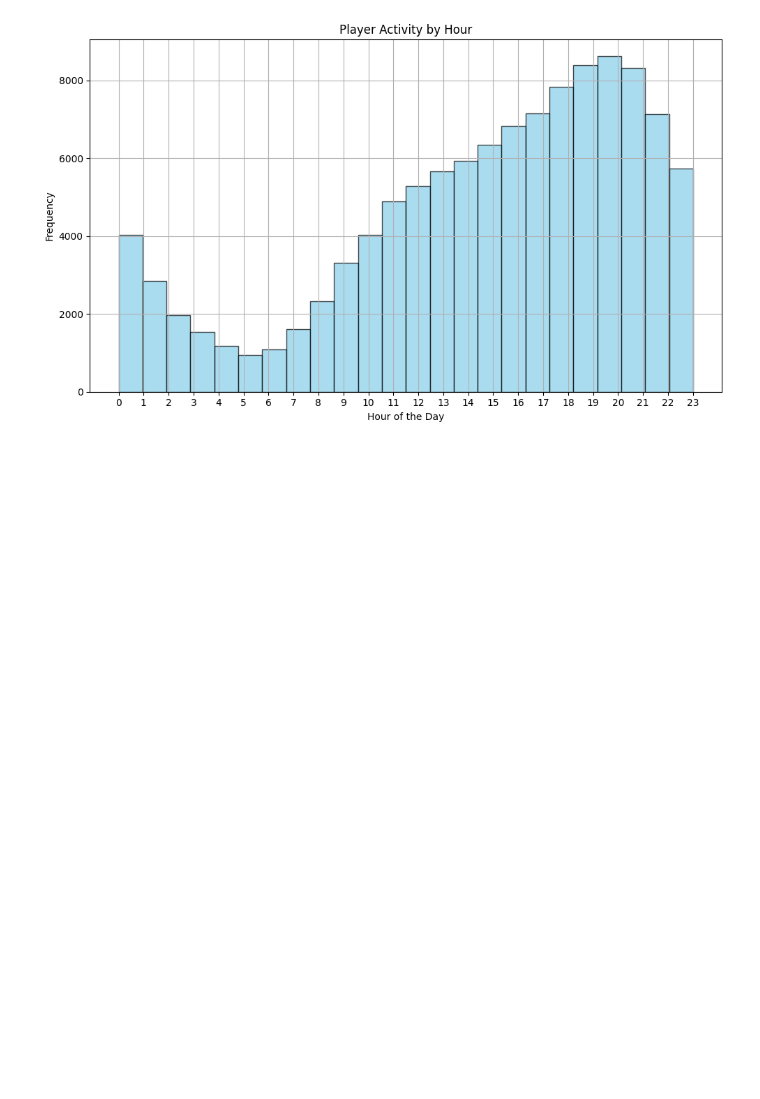
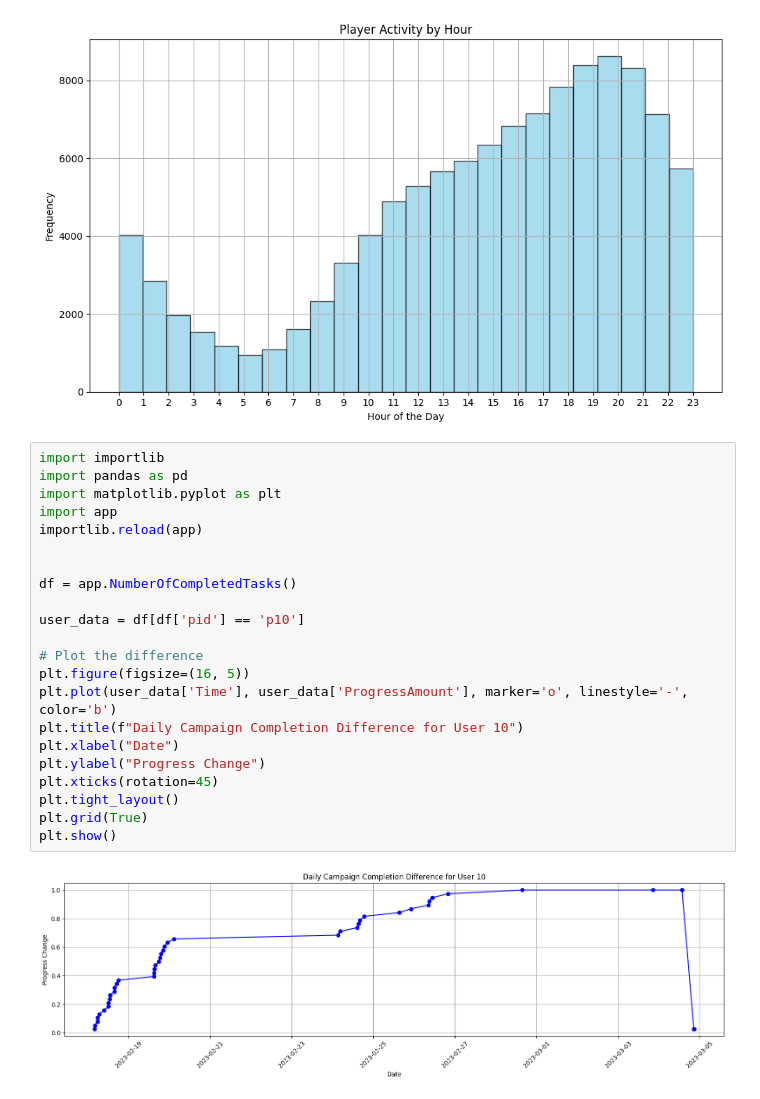
Before and after one commit to itcOnlineGaming/GA_25_P1_Part3_Ruslan_Gavrilov, a Jupyter notebook: notebook.ipynb, the cells around one changed output. Drawn from its saved outputs; the diff is of its cells as text; blank space fills up the shorter version.

Commit message:
Updated with new task

```diff
--- a/notebook.ipynb
+++ b/notebook.ipynb
@@ -267,3 +267,27 @@ plt.tight_layout()
 plt.show()
 # %% [output]
 [figure]
+# %%
+import importlib
+import pandas as pd
+import matplotlib.pyplot as plt
+import app
+importlib.reload(app)
+
+
+df = app.NumberOfCompletedTasks()
+
+user_data = df[df['pid'] == 'p10']
+
+# Plot the difference
+plt.figure(figsize=(16, 5))
+plt.plot(user_data['Time'], user_data['ProgressAmount'], marker='o', linestyle='-', color='b')
+plt.title(f"Daily Campaign Completion Difference for User 10")
+plt.xlabel("Date")
+plt.ylabel("Progress Change")
+plt.xticks(rotation=45)
+plt.tight_layout()
+plt.grid(True)
+plt.show()
+# %% [output]
+[figure, added]
```
Also changed, not shown: parts of 1 cell of this notebook, 1 other file.
